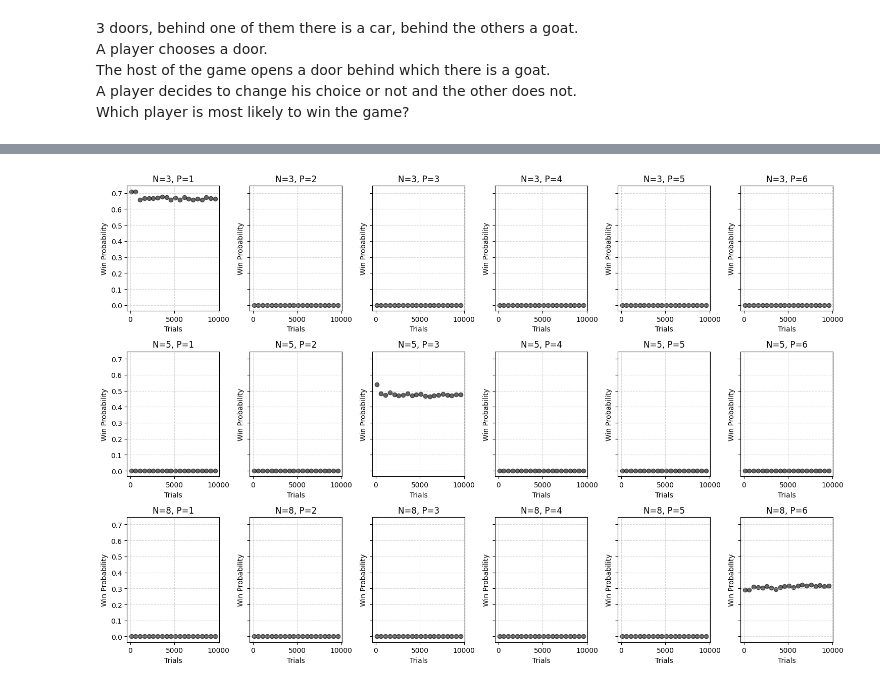
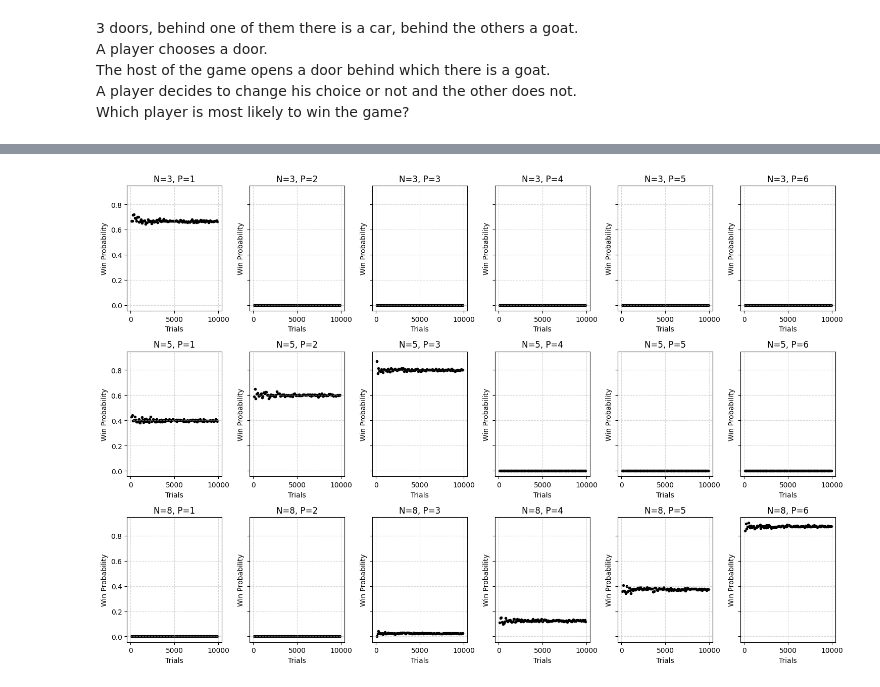
Before and after one commit to Richardforphys/AstroStatistics, a Jupyter notebook: AML/Notebooks/Beforehand/MontyHall.ipynb, the cells around one changed output, grey strips where cells are left out. Saved outputs shown, nothing was run; the diff lists cells and outputs as text; code cells hidden in the pictures.

```diff
--- a/AML/Notebooks/Beforehand/MontyHall.ipynb
+++ b/AML/Notebooks/Beforehand/MontyHall.ipynb
@@ -105,12 +132,21 @@ configuration[car_position] = 1
+# %%
+D = 10 # number of doors
+P = 8  # number of doors opend by the host
+# %%
+car_position = np.random.randint(D)
+configuration = np.zeros(D, dtype=int)
+configuration[car_position] = 1
 # %%
-trials  = np.arange(100,1e4, 200)
+trials  = np.arange(100,1e4, 500)
 results = np.zeros(len(trials))
-change = True
+change  = True
 for i,trial in enumerate(trials):
-    wins    = 0
+    wins      = 0
+    wins_GPT  = 0
     for _ in range(int(trial)):
+        initial_set = set(range(D))
         gamer_first_choice = np.random.randint(D)
-        wins += game_general(change,P)
+        wins += game_general(change,gamer_first_choice,car_position,initial_set,P)
     results[i] = wins/trial
 # %%
 plt.scatter(trials, results, marker='.', color='blue', linewidth=0.5,label='Change wins')
@@ -131,43 +192,42 @@ plt.legend()
 N = [3,5,8]
 P = np.arange(min(N)-2, max(N)-1,1)
 # %%
-trials  = np.arange(100,1e4, 500)
+trials = np.arange(100,1e4, 100)
 matrix = np.empty((len(N), len(P), len(trials)))
 for i, n in enumerate(N):
     car_position = np.random.randint(n)
     configuration = np.zeros(n)
     configuration[car_position] = 1
     for j, p in enumerate(P):
-        if p == n-2:
+        if p <= n-2:
             results = []
-            for k, trial in enumerate(trials):
-                wins = 0
+            for k,trial in enumerate(trials):
+                wins    = 0
                 for _ in range(int(trial)):
+                    initial_set = set(range(n))
                     gamer_first_choice = np.random.randint(n)
-                    initial_set = set(range(n))
-                    temp = game_general(True, p)
-                    wins += temp
-                results.append(wins / trial)
-            matrix[i,j] = results  # Store full results array
+                    wins += game_general(change,gamer_first_choice,car_position,initial_set,p)
+                results.append(wins/trial)
+            matrix[i,j] = results
         else:
             matrix[i,j] = np.zeros(len(trials))
 # %%
 fig, axes = plt.subplots(len(N), len(P), figsize=(15,10), sharex=False, sharey=True)
 
 # Ensure axes is a 2D array even when there's only one subplot
 if not isinstance(axes, np.ndarray):
     axes = np.array([[axes]])
 
 
 for i, n in enumerate(N):
     for j, p in enumerate(P):
         ax = axes[i, j]  # Correct way to index 2D axes
-        ax.scatter(trials, matrix[i, j], color='black', alpha=0.6)
+        ax.scatter(trials, matrix[i, j], color='black', marker='.')
         ax.set_title(f"N={n}, P={p}")
         ax.set_xlabel("Trials")
         ax.set_ylabel("Win Probability")
         ax.grid(True, linestyle="--", alpha=0.5)
 
 plt.tight_layout()
 # %% [output]
-[figure, old version]
+[figure, new version]
```
Also changed, not shown: parts of 21 cells of this notebook.
